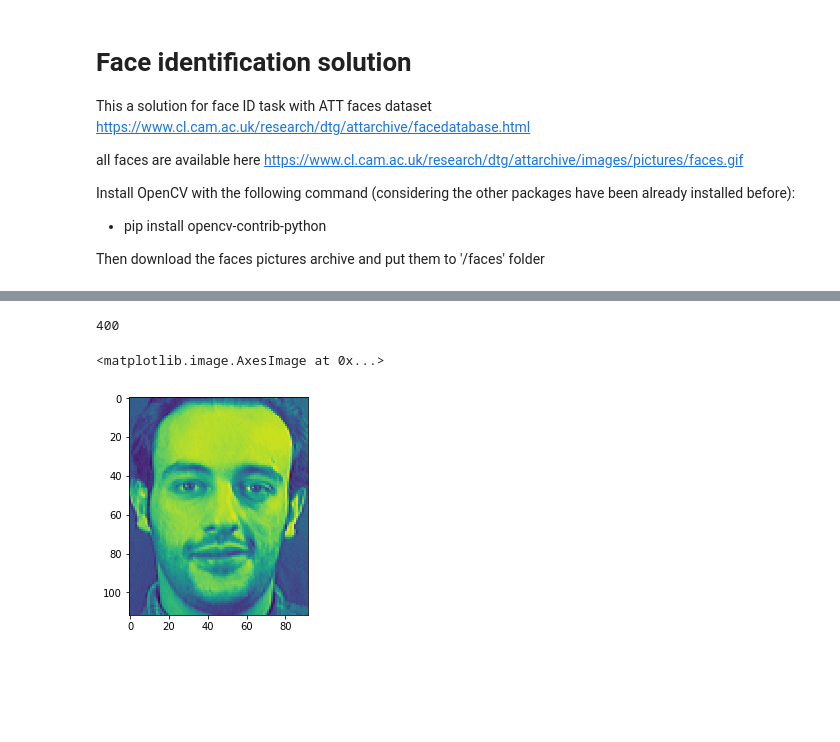
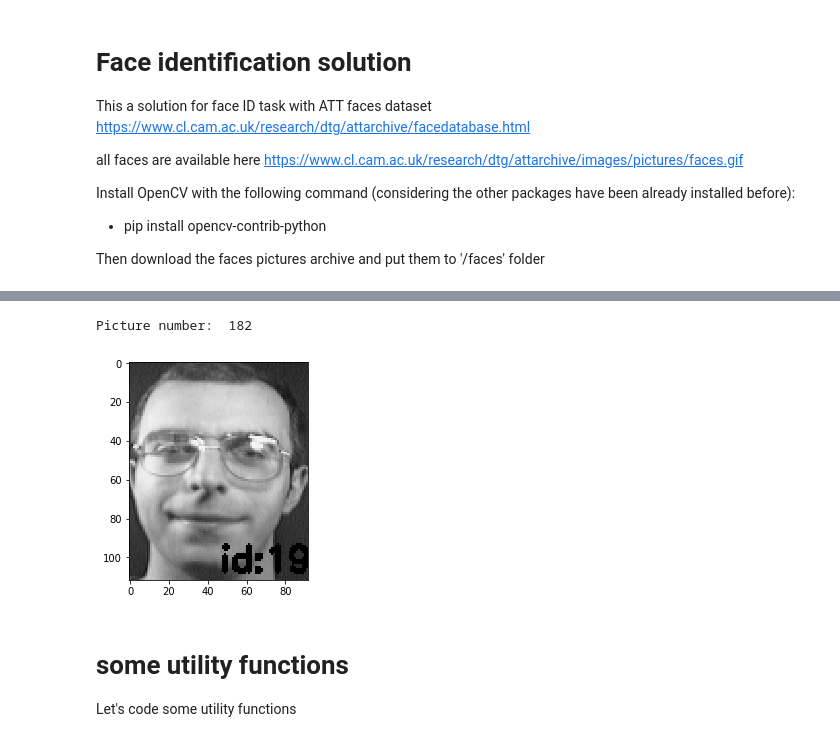
Before and after one commit to party13/ml_course, a Jupyter notebook: face_ID/face_id.ipynb, the cells around one changed output, grey strips where cells are left out. Saved outputs shown, nothing was run; the diff lists cells and outputs as text; code cells hidden in the pictures; blank space fills up the shorter version.

Commit message:
utility functions and dataset loading

```diff
--- a/face_ID/face_id.ipynb
+++ b/face_ID/face_id.ipynb
@@ -22,34 +48,26 @@ import cv2, os
+# %%
+"""let's make an answers set of photo to manually check our pics for id
+    on every picture let's put an id-number
+"""
+answers = images[:]
+
+for i in range(len(answers)):
+    cv2.putText(answers[i], 'id:{}'.format(str(i//10 + 1)), (47, 107), cv2.FONT_HERSHEY_SIMPLEX, 0.6, (0, 240), 2)
+# %%
+index = np.random.randint(400)
+plt.imshow(answers[index], cmap='gray')
+print('Picture number: ', index)
+# %% [output]
+Picture number:  182
+[figure, added]
+# %% [markdown]
+# some utility functions
+Let's code some utility functions
 # %%
 def sigmoid(z):
     """utility function for sigmoid"""
     s = 1 / (1 + np.exp(-x))
     return s
-# %%
-# TODO: remove hard-coded path later
-parent_folder = 'C:/Programs/ISD--ML/ml_course/face_ID/faces/s'
-images = []
-files=[]
-Y=[]
-for i in range(1, 41):
-    path = parent_folder + str(i)
-    Y.append(i)
-    for file in os.listdir(path):
-        filepath = path + '/' + file
-        files.append(filepath)
-        img = cv2.imread(filepath, -1)
-        images.append(img)
-len(images)
-# %% [output]
-400
-# %%
-# check that images was read correctly:
-# it should be one person's face between indexes (0-9), (10-19),...,(390-399)
-index = 152
-
-plt.imshow(images[index])
-# %% [output]
-<matplotlib.image.AxesImage at 0x...>
-[figure, removed]
 # %%
 def image2vector(image):
     """
```
Also changed, not shown: parts of 14 cells of this notebook.
